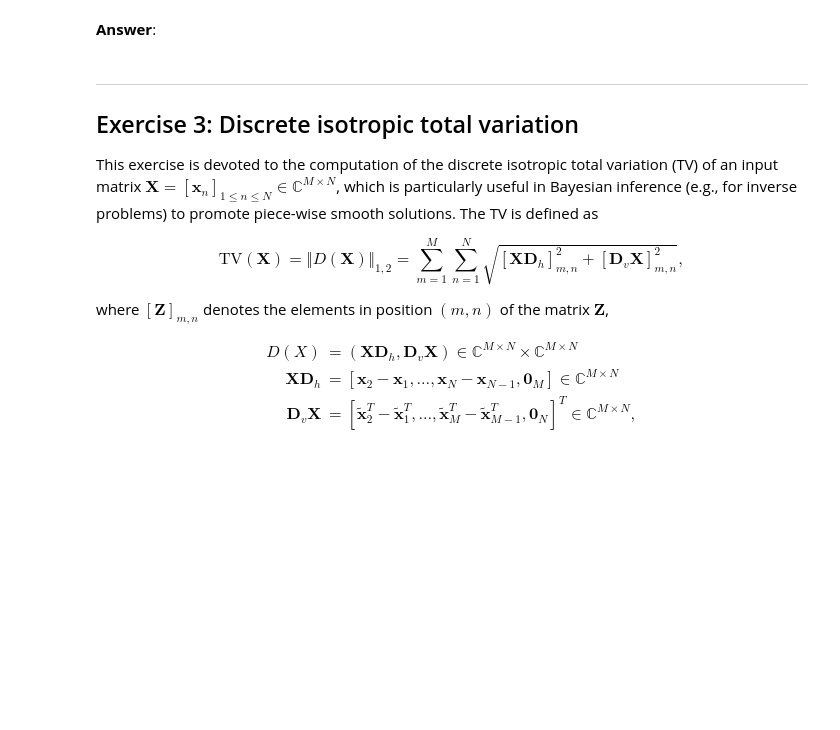
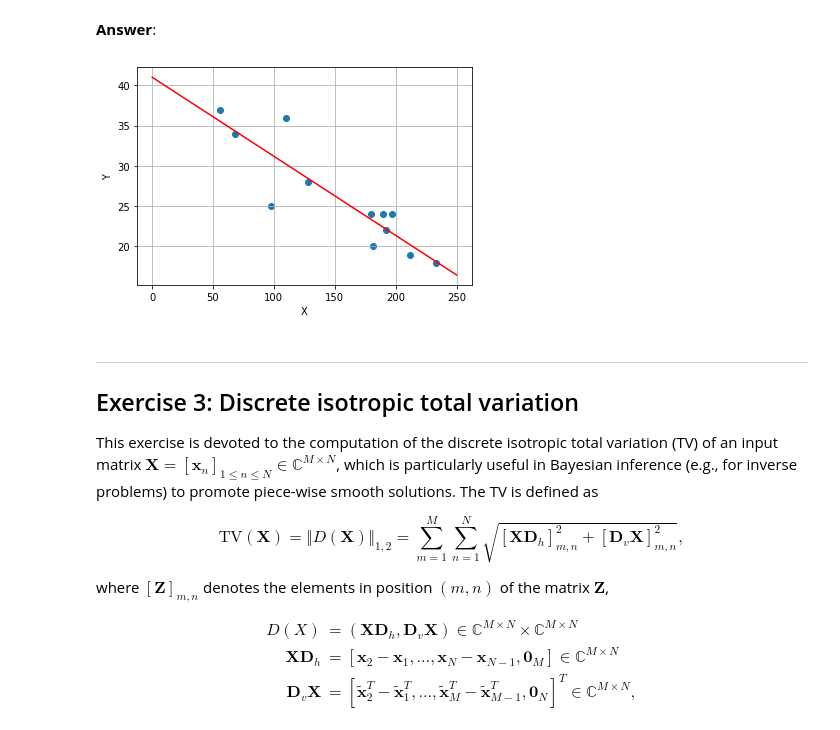
Before and after one commit to Eclil/python_sdia, a Jupyter notebook: Labs/Lab2/lab2.ipynb, the cells around one changed output. Drawn from its saved outputs; the diff is of its cells as text; code cells hidden in the pictures; blank space fills up the shorter version.

```diff
--- a/Labs/Lab2/lab2.ipynb
+++ b/Labs/Lab2/lab2.ipynb
@@ -97,0 +150,23 @@ In this second exercise, we focus on computing basic statistics, and applying li
+# %%
+# your code
+import pandas as pd
+data = pd.read_csv("data\data.csv")
+
+x = data.X
+y = data.Y
+
+xmedian = x.median()
+xmean = x.mean()
+xvar = x.var()
+xstd = x.std()
+
+print(xmedian,xmean,xvar,xstd)
+
+ymedian = y.median()
+ymean = y.mean()
+yvar = y.var()
+ystd = y.std()
+
+print(ymedian,ymean,yvar,ystd)
+
+data.sort_values("X")
@@ -107,3 +196,7 @@ In this second exercise, we focus on computing basic statistics, and applying li
+# %%
+# your code
+data_np = data.to_numpy()
+coeffs = np.polyfit(data_np[:,0],data_np[:,1],1)
 # %% [markdown]
 3\. Display the cloud of points and the regression line $Y = f(X)$ on the same figure. Save the figure in `.png` format.
 # %% [markdown]
@@ -113,3 +204,18 @@ In this second exercise, we focus on computing basic statistics, and applying li
+# %%
+# your code
+plt.figure()
+
+X = np.linspace(0,250,2)
+Y = coeffs[0]*X + coeffs[1]
+
+plt.plot(X,Y,'r')
+plt.scatter(data_np[:,0], data_np[:,1])
+plt.xlabel("X")
+plt.ylabel("Y")
+plt.grid()
+plt.show()
+# %% [output]
+[figure, added]
 # %% [markdown]
 ---
 ## <a name="ex3">Exercise 3: Discrete isotropic total variation</a>
```
Also changed, not shown: parts of 22 cells of this notebook, 8 other files.
